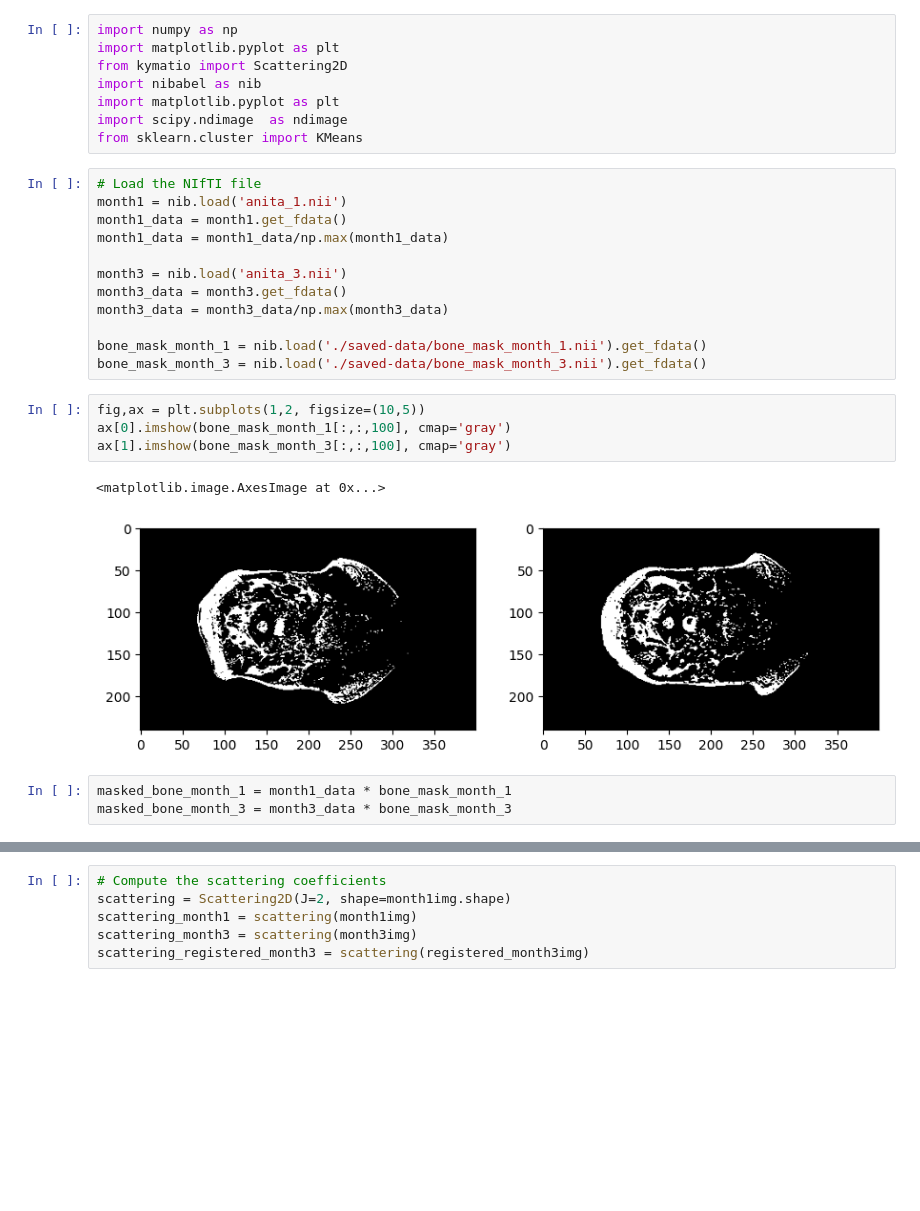
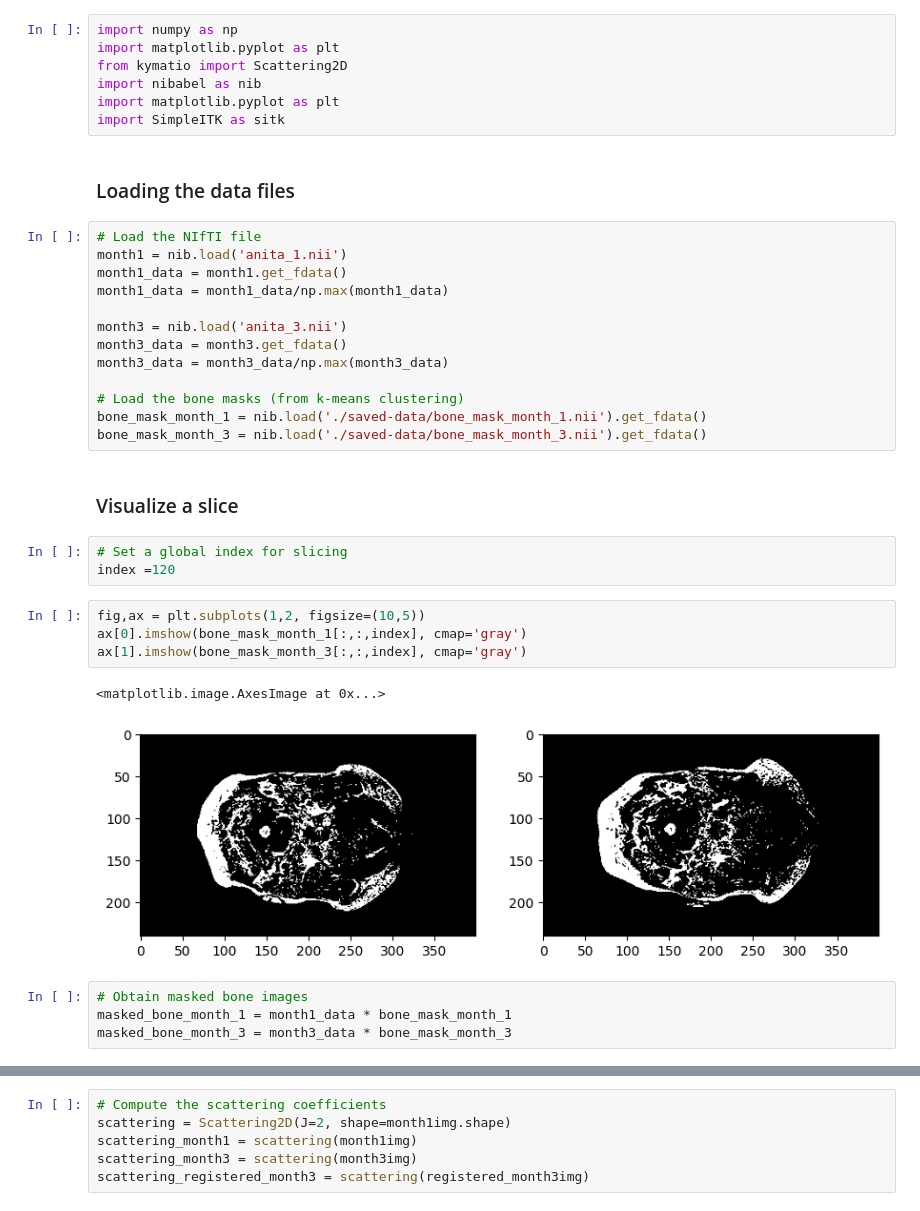
Before and after one commit to Keymii/wavelet-mri-registration, a Jupyter notebook: affine-registration.ipynb, the cells around one changed output, grey strips where cells are left out. Drawn from its saved outputs; the diff is of its cells as text; blank space fills up the shorter version.

```diff
--- a/affine-registration.ipynb
+++ b/affine-registration.ipynb
@@ -4,8 +9,9 @@ import matplotlib.pyplot as plt
 from kymatio import Scattering2D
 import nibabel as nib
 import matplotlib.pyplot as plt
-import scipy.ndimage  as ndimage
-from sklearn.cluster import KMeans
+import SimpleITK as sitk
+# %% [markdown]
+### Loading the data files
 # %%
 # Load the NIfTI file
 month1 = nib.load('anita_1.nii')
@@ -16,16 +22,23 @@ month3 = nib.load('anita_3.nii')
 month3_data = month3.get_fdata()
 month3_data = month3_data/np.max(month3_data)
 
+# Load the bone masks (from k-means clustering)
 bone_mask_month_1 = nib.load('./saved-data/bone_mask_month_1.nii').get_fdata()
 bone_mask_month_3 = nib.load('./saved-data/bone_mask_month_3.nii').get_fdata()
+# %% [markdown]
+### Visualize a slice
+# %%
+# Set a global index for slicing
+index =120
 # %%
 fig,ax = plt.subplots(1,2, figsize=(10,5))
-ax[0].imshow(bone_mask_month_1[:,:,100], cmap='gray')
-ax[1].imshow(bone_mask_month_3[:,:,100], cmap='gray')
+ax[0].imshow(bone_mask_month_1[:,:,index], cmap='gray')
+ax[1].imshow(bone_mask_month_3[:,:,index], cmap='gray')
 # %% [output]
 <matplotlib.image.AxesImage at 0x...>
-[figure, old version]
+[figure, new version]
 # %%
+# Obtain masked bone images
 masked_bone_month_1 = month1_data * bone_mask_month_1
 masked_bone_month_3 = month3_data * bone_mask_month_3
 # %%
```
Also changed, not shown: parts of 21 cells of this notebook.
